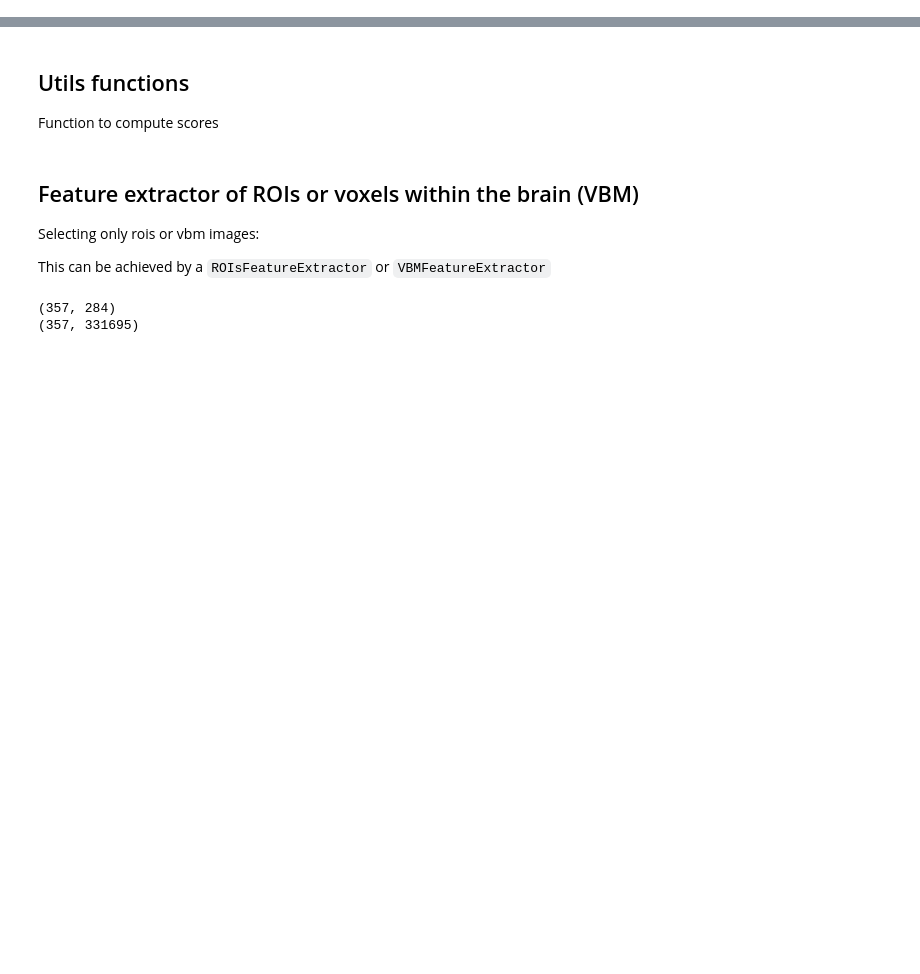
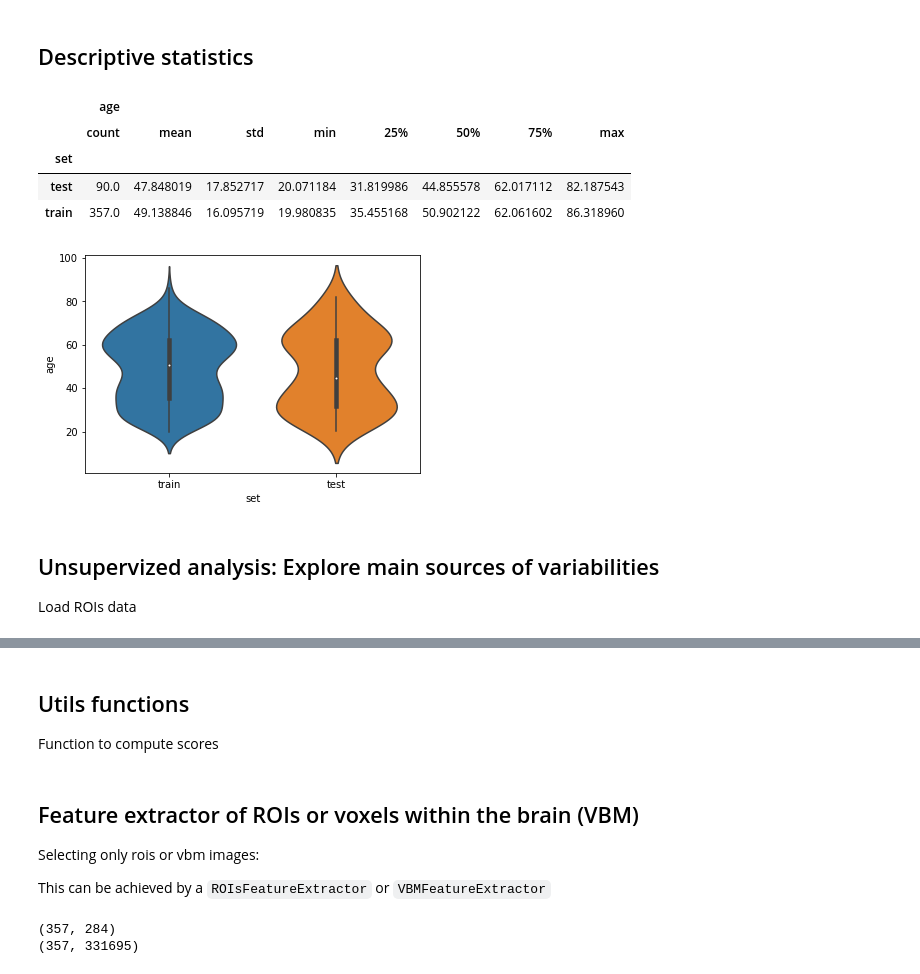
Before and after one commit to ramp-kits/brain_age, a Jupyter notebook: brain_age_starting_kit.ipynb, the cells around one changed output, grey strips where cells are left out. Saved outputs shown, nothing was run; the diff lists cells and outputs as text; code cells hidden in the pictures; blank space fills up the shorter version.

Commit message:
Add population description, and PCA analysis linking brain atrophy with aging

```diff
--- a/brain_age_starting_kit.ipynb
+++ b/brain_age_starting_kit.ipynb
@@ -148,0 +149,30 @@ ramp-test --submission linear_regression_rois
+# %% [markdown]
+## Descriptive statistics
+# %%
+%matplotlib inline
+import os
+import numpy as np
+import matplotlib.pyplot as plt
+import pandas as pd
+import seaborn as sns
+
+participants_train = pd.read_csv(os.path.join("data", "train_participants.csv" ))
+participants_train["set"] = 'train'
+participants_test = pd.read_csv(os.path.join("data", "test_participants.csv" ))
+participants_test["set"] = 'test'
+participants = participants_train.append(participants_test)
+
+sns.violinplot(x="set", y="age", data=participants)
+participants[["age", "set"]].groupby("set").describe()
+# %% [output]
+|  | age |  |  |  |  |  |  |  |
+|  | count | mean | std | min | 25% | 50% | 75% | max |
+| set |  |  |  |  |  |  |  |  |
+| test | 90.0 | 47.848019 | 17.852717 | 20.071184 | 31.819986 | 44.855578 | 62.017112 | 82.187543 |
+| train | 357.0 | 49.138846 | 16.095719 | 19.980835 | 35.455168 | 50.902122 | 62.061602 | 86.318960 |
+[figure, added]
+# %% [markdown]
+## Unsupervized analysis: Explore main sources of variabilities
+
+
+Load ROIs data
```
Also changed, not shown: parts of 22 cells of this notebook, 1 other file.
